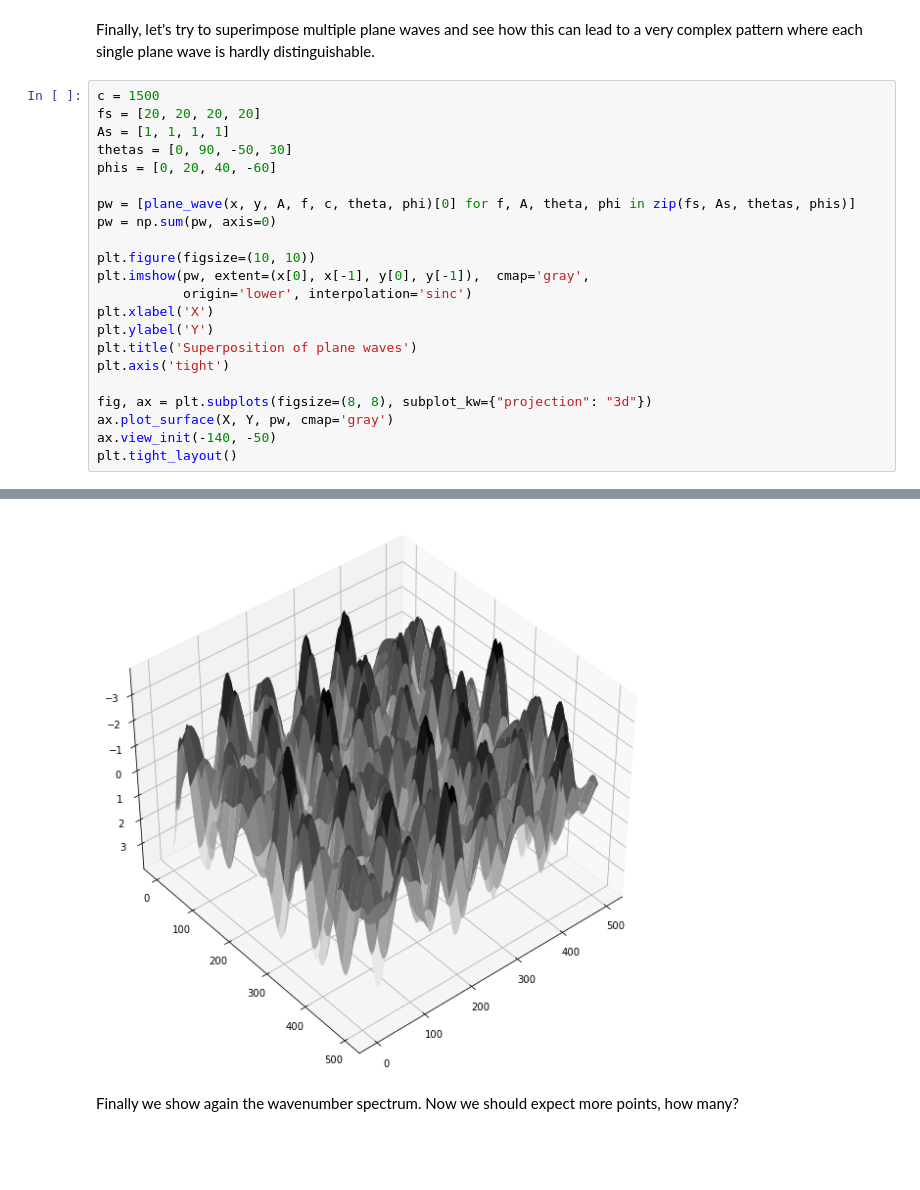
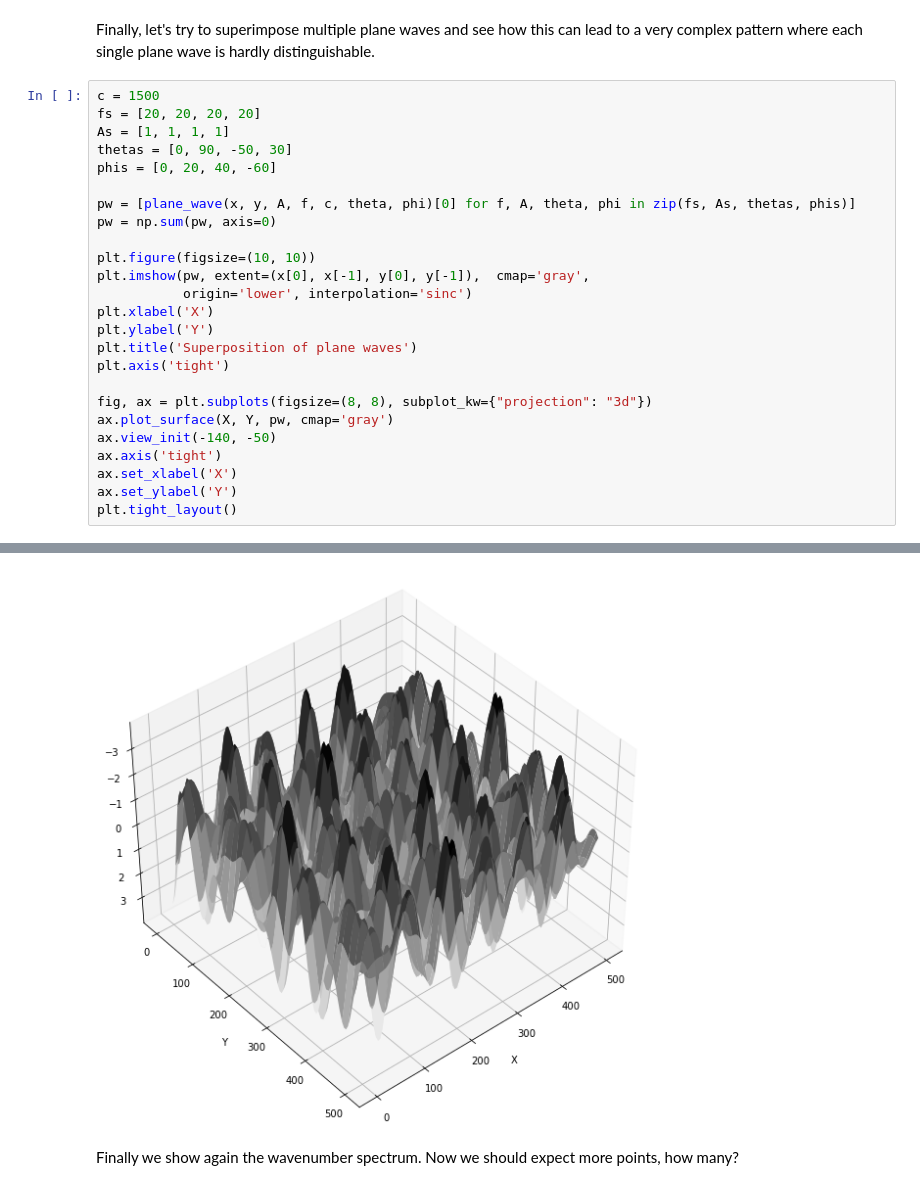
Before and after one commit to DIG-Kaust/Seismology, a Jupyter notebook: PlaneWave/PlaneWave.ipynb, the cells around one changed output, grey strips where cells are left out. Drawn from its saved outputs; the diff is of its cells as text; blank space fills up the shorter version.

```diff
--- a/PlaneWave/PlaneWave.ipynb
+++ b/PlaneWave/PlaneWave.ipynb
@@ -138,28 +145,31 @@ Finally, let's try to superimpose multiple plane waves and see how this can lead
 # %%
 c = 1500
 fs = [20, 20, 20, 20]
 As = [1, 1, 1, 1]
 thetas = [0, 90, -50, 30]
 phis = [0, 20, 40, -60]
 
 pw = [plane_wave(x, y, A, f, c, theta, phi)[0] for f, A, theta, phi in zip(fs, As, thetas, phis)]
 pw = np.sum(pw, axis=0)
 
 plt.figure(figsize=(10, 10))
 plt.imshow(pw, extent=(x[0], x[-1], y[0], y[-1]),  cmap='gray',
            origin='lower', interpolation='sinc')
 plt.xlabel('X')
 plt.ylabel('Y')
 plt.title('Superposition of plane waves')
 plt.axis('tight')
 
 fig, ax = plt.subplots(figsize=(8, 8), subplot_kw={"projection": "3d"})
 ax.plot_surface(X, Y, pw, cmap='gray')
 ax.view_init(-140, -50)
+ax.axis('tight')
+ax.set_xlabel('X')
+ax.set_ylabel('Y')
 plt.tight_layout()
 # %% [output]
 [figure]
-[figure, old version]
+[figure, new version]
 # %% [markdown]
 Finally we show again the wavenumber spectrum. Now we should expect more points, how many?
 # %%
```
Also changed, not shown: parts of 5 cells of this notebook.
